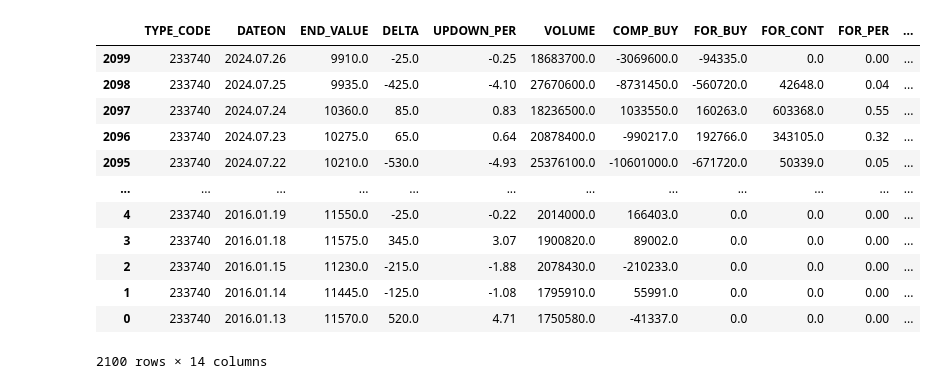
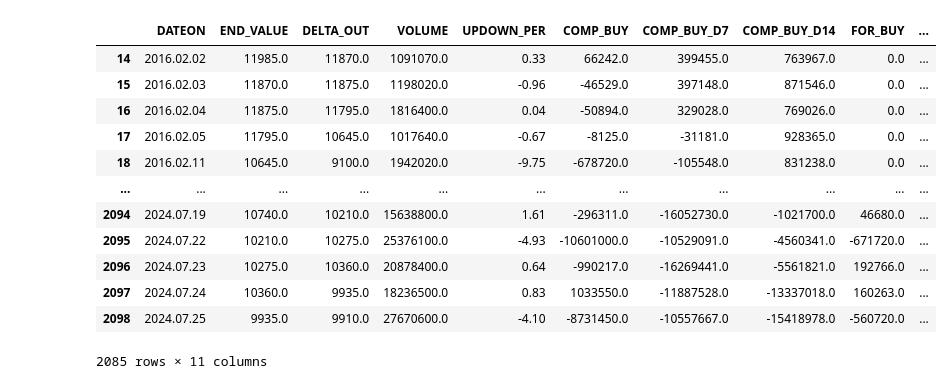
Before and after one commit to gonni/myFirstPyCrawl, a Jupyter notebook: ml/StockPredict.ipynb, the cells around one changed output. Saved outputs shown, nothing was run; the diff lists cells and outputs as text; code cells hidden in the pictures.

```diff
--- a/ml/StockPredict.ipynb
+++ b/ml/StockPredict.ipynb
@@ -3,7 +3,7 @@ import pandas as pd
 
 # df = pd.read_csv('../res/crawl_investor_daily_volume.csv').fillna(0)
 df = pd.read_csv('../res/crwal_investor_stock_type.csv')
-df = df.sort_values(by=['DATEON'], axis=0, ascending=False)
+df = df.sort_values(by=['DATEON'], axis=0, ascending=True)
 df
 # %% [output]
 |  | TYPE_CODE | DATEON | END_VALUE | DELTA | UPDOWN_PER | VOLUME | COMP_BUY | FOR_BUY | FOR_CONT | FOR_PER |
@@ -21,20 +21,26 @@ df
 2100 rows × 10 columns
 # %%
 df['FOR_BUY_D14']=df.FOR_BUY.rolling(14).sum().shift(1)
-df['FOR_BUY_D7']=df.FOR_BUY.rolling(7).sum().shift(1)
+df['FOR_BUY_D7']=df.FOR_BUY.rolling(3).sum().shift(1)
 df['COMP_BUY_D14']=df.COMP_BUY.rolling(14).sum().shift(1)
-df['COMP_BUY_D7']=df.COMP_BUY.rolling(7).sum().shift(1)
+df['COMP_BUY_D7']=df.COMP_BUY.rolling(3).sum().shift(1)
+df['DELTA_OUT']=df.END_VALUE.shift(-1)
+
+df = df.sort_values(by=['DATEON'], axis=0, ascending=True)
+df = df[['DATEON', 'END_VALUE', 'DELTA_OUT', 'VOLUME', 'UPDOWN_PER', 'COMP_BUY', 'COMP_BUY_D7', 'COMP_BUY_D14', 'FOR_BUY', 'FOR_BUY_D7', 'FOR_BUY_D14']]
+
+df.dropna()
 # %% [output]
-|  | TYPE_CODE | DATEON | END_VALUE | DELTA | UPDOWN_PER | VOLUME | COMP_BUY | FOR_BUY | FOR_CONT | FOR_PER | ... |
-| 2099 | 233740 | 2024.07.26 | 9910.0 | -25.0 | -0.25 | 18683700.0 | -3069600.0 | -94335.0 | 0.0 | 0.00 | ... |
-| 2098 | 233740 | 2024.07.25 | 9935.0 | -425.0 | -4.10 | 27670600.0 | -8731450.0 | -560720.0 | 42648.0 | 0.04 | ... |
-| 2097 | 233740 | 2024.07.24 | 10360.0 | 85.0 | 0.83 | 18236500.0 | 1033550.0 | 160263.0 | 603368.0 | 0.55 | ... |
-| 2096 | 233740 | 2024.07.23 | 10275.0 | 65.0 | 0.64 | 20878400.0 | -990217.0 | 192766.0 | 343105.0 | 0.32 | ... |
-| 2095 | 233740 | 2024.07.22 | 10210.0 | -530.0 | -4.93 | 25376100.0 | -10601000.0 | -671720.0 | 50339.0 | 0.05 | ... |
-| ... | ... | ... | ... | ... | ... | ... | ... | ... | ... | ... | ... |
-| 4 | 233740 | 2016.01.19 | 11550.0 | -25.0 | -0.22 | 2014000.0 | 166403.0 | 0.0 | 0.0 | 0.00 | ... |
-| 3 | 233740 | 2016.01.18 | 11575.0 | 345.0 | 3.07 | 1900820.0 | 89002.0 | 0.0 | 0.0 | 0.00 | ... |
-| 2 | 233740 | 2016.01.15 | 11230.0 | -215.0 | -1.88 | 2078430.0 | -210233.0 | 0.0 | 0.0 | 0.00 | ... |
-| 1 | 233740 | 2016.01.14 | 11445.0 | -125.0 | -1.08 | 1795910.0 | 55991.0 | 0.0 | 0.0 | 0.00 | ... |
-| 0 | 233740 | 2016.01.13 | 11570.0 | 520.0 | 4.71 | 1750580.0 | -41337.0 | 0.0 | 0.0 | 0.00 | ... |
+|  | DATEON | END_VALUE | DELTA_OUT | VOLUME | UPDOWN_PER | COMP_BUY | COMP_BUY_D7 | COMP_BUY_D14 | FOR_BUY | ... |
+| 14 | 2016.02.02 | 11985.0 | 11870.0 | 1091070.0 | 0.33 | 66242.0 | 399455.0 | 763967.0 | 0.0 | ... |
+| 15 | 2016.02.03 | 11870.0 | 11875.0 | 1198020.0 | -0.96 | -46529.0 | 397148.0 | 871546.0 | 0.0 | ... |
+| 16 | 2016.02.04 | 11875.0 | 11795.0 | 1816400.0 | 0.04 | -50894.0 | 329028.0 | 769026.0 | 0.0 | ... |
+| 17 | 2016.02.05 | 11795.0 | 10645.0 | 1017640.0 | -0.67 | -8125.0 | -31181.0 | 928365.0 | 0.0 | ... |
+| 18 | 2016.02.11 | 10645.0 | 9100.0 | 1942020.0 | -9.75 | -678720.0 | -105548.0 | 831238.0 | 0.0 | ... |
+| ... | ... | ... | ... | ... | ... | ... | ... | ... | ... | ... |
+| 2094 | 2024.07.19 | 10740.0 | 10210.0 | 15638800.0 | 1.61 | -296311.0 | -16052730.0 | -1021700.0 | 46680.0 | ... |
+| 2095 | 2024.07.22 | 10210.0 | 10275.0 | 25376100.0 | -4.93 | -10601000.0 | -10529091.0 | -4560341.0 | -671720.0 | ... |
+| 2096 | 2024.07.23 | 10275.0 | 10360.0 | 20878400.0 | 0.64 | -990217.0 | -16269441.0 | -5561821.0 | 192766.0 | ... |
+| 2097 | 2024.07.24 | 10360.0 | 9935.0 | 18236500.0 | 0.83 | 1033550.0 | -11887528.0 | -13337018.0 | 160263.0 | ... |
+| 2098 | 2024.07.25 | 9935.0 | 9910.0 | 27670600.0 | -4.10 | -8731450.0 | -10557667.0 | -15418978.0 | -560720.0 | ... |
-2100 rows × 14 columns
+2085 rows × 11 columns
```
Also changed, not shown: parts of 4 cells of this notebook, 4 other files.
